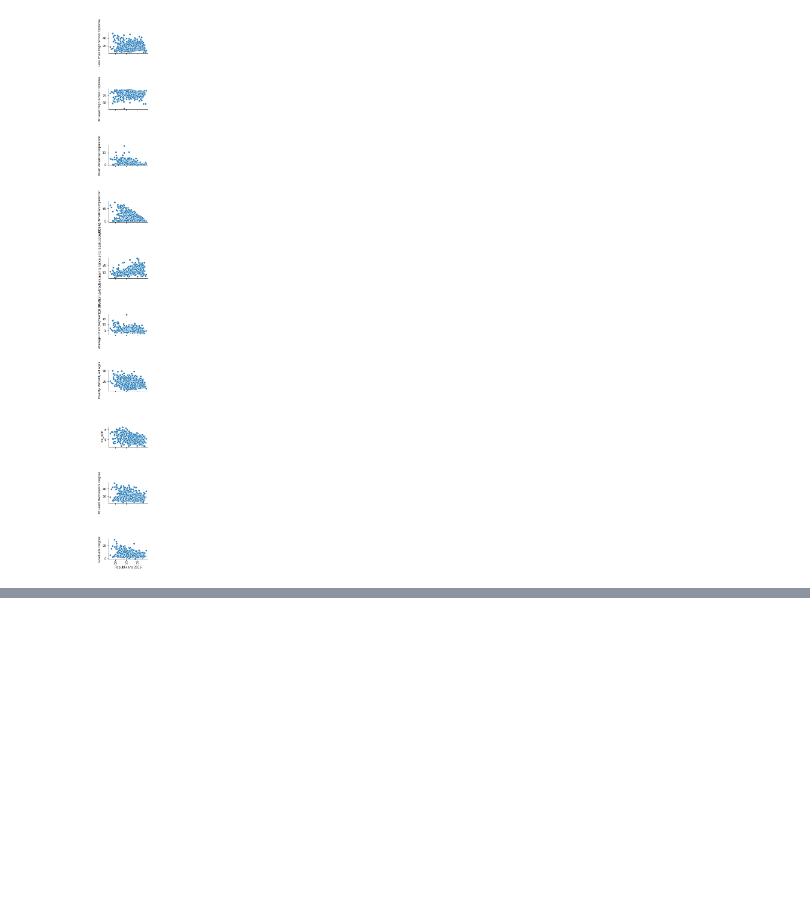
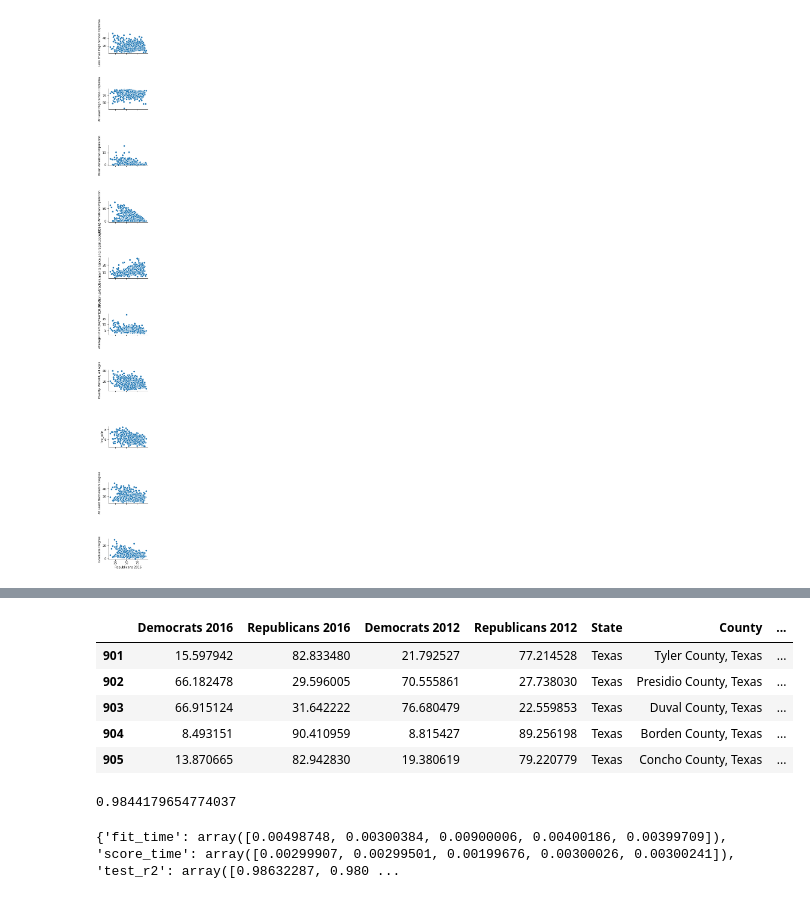
Before and after one commit to eweed001/ORIE-4741-Project, a Jupyter notebook: Model Construction.ipynb, the cells around one changed output, grey strips where cells are left out. Drawn from its saved outputs; the diff is of its cells as text; code cells hidden in the pictures; blank space fills up the shorter version.

```diff
--- a/Model Construction.ipynb
+++ b/Model Construction.ipynb
@@ -154,0 +290,25 @@ mean_squared_error(y_test,predictions)
+# %%
+df_south.tail()
+# %% [output]
+|  | Democrats 2016 | Republicans 2016 | Democrats 2012 | Republicans 2012 | State | County | ... |
+| 901 | 15.597942 | 82.833480 | 21.792527 | 77.214528 | Texas | Tyler County, Texas | ... |
+| 902 | 66.182478 | 29.596005 | 70.555861 | 27.738030 | Texas | Presidio County, Texas | ... |
+| 903 | 66.915124 | 31.642222 | 76.680479 | 22.559853 | Texas | Duval County, Texas | ... |
+| 904 | 8.493151 | 90.410959 | 8.815427 | 89.256198 | Texas | Borden County, Texas | ... |
+| 905 | 13.870665 | 82.942830 | 19.380619 | 79.220779 | Texas | Concho County, Texas | ... |
+# %%
+# any outliers skewing our validation error?
+df_features_south = df_south[['Democrats 2012', 'Republicans 2012','Less Than High School Diploma','At Least High School Diploma',
+                  'White (Not Latino) Population','Asian American Population',
+            'African American Population',
+           'Average Unemployment % 2016','Poverty Percent, All Ages', 'log_gdp',
+                  "At Least Bachelors's Degree", 'Graduate Degree','1824tot_per'
+             ,'2544tot_per','4564tot_per','65tot_per']]
+x_train, x_test, y_train, y_test = train_test_split(df_features_south, df_south['Democrats 2016'],
+                                                    test_size=0.2,shuffle=True)
+model = LinearRegression()
+model.fit(x_train,y_train)
+predictions = model.predict(x_test)
+model.score(x_test,y_test)
+# %% [output]
+0.9844179654774037
@@ -154,0 +317,4 @@ mean_squared_error(y_test,predictions)
+# %%
+print(scores_south)
+# %% [output]
+{'fit_time': array([0.00498748, 0.00300384, 0.00900006, 0.00400186, 0.00399709]), 'score_time': array([0.00299907, 0.00299501, 0.00199676, 0.00300026, 0.00300241]), 'test_r2': array([0.98632287, 0.980 ...
```
Also changed, not shown: parts of 45 cells of this notebook.
